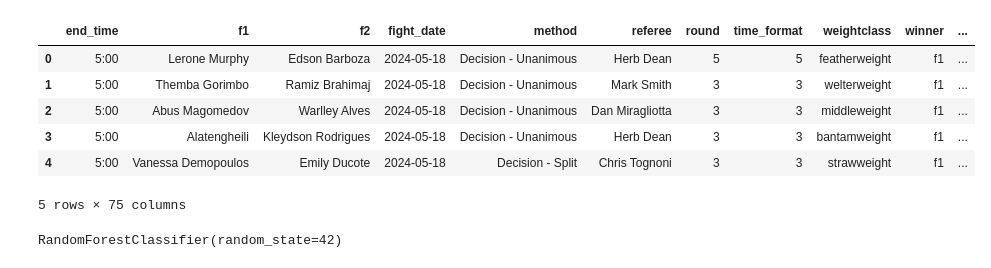
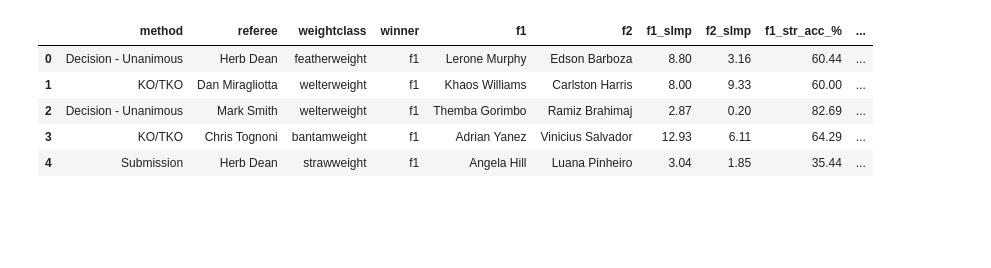
Before and after one commit to jeaend/UFC_Fight_Outcome_Prediction, a Jupyter notebook: 4_predict_winner/2_model.ipynb, the cells around one changed output. Cells and saved outputs as stored; diff of their text form; code cells hidden in the pictures; blank space fills up the shorter version.

```diff
--- a/4_predict_winner/2_model.ipynb
+++ b/4_predict_winner/2_model.ipynb
@@ -1,19 +1,36 @@
+# %%
+import pandas as pd
+from sklearn.model_selection import train_test_split
+from sklearn.ensemble import RandomForestClassifier
+from sklearn.metrics import classification_report, confusion_matrix, accuracy_score
+import pandas as pd
+from sklearn.model_selection import train_test_split
+from sklearn.preprocessing import LabelEncoder
+from sklearn.linear_model import LogisticRegression
+from sklearn.metrics import accuracy_score
+from sklearn.preprocessing import StandardScaler, OneHotEncoder
+from sklearn.compose import ColumnTransformer
+from sklearn.pipeline import Pipeline
+from sklearn.pipeline import make_pipeline
+from sklearn.ensemble import GradientBoostingClassifier
+from sklearn.ensemble import RandomForestClassifier
+import seaborn as sns
+import matplotlib.pyplot as plt
+pd.set_option('display.max_columns', None)
+
+import warnings
+warnings.filterwarnings("ignore")
 # %%
-import pandas as pd
-from sklearn.model_selection import train_test_split
-from sklearn.ensemble import RandomForestClassifier
-from sklearn.metrics import classification_report, confusion_matrix, accuracy_score
 
 # Load the dataset
-data = pd.read_csv('../3_cluster_fight_style/data_with_win_percentages.csv')
+data = pd.read_csv('../feature_engineered_fight.csv')
 
 # Inspect the data
 display(data.head())
 # %% [output]
-|  | end_time | f1 | f2 | fight_date | method | referee | round | time_format | weightclass | winner | ... |
-| 0 | 5:00 | Lerone Murphy | Edson Barboza | 2024-05-18 | Decision - Unanimous | Herb Dean | 5 | 5 | featherweight | f1 | ... |
-| 1 | 5:00 | Themba Gorimbo | Ramiz Brahimaj | 2024-05-18 | Decision - Unanimous | Mark Smith | 3 | 3 | welterweight | f1 | ... |
-| 2 | 5:00 | Abus Magomedov | Warlley Alves | 2024-05-18 | Decision - Unanimous | Dan Miragliotta | 3 | 3 | middleweight | f1 | ... |
-| 3 | 5:00 | Alatengheili | Kleydson Rodrigues | 2024-05-18 | Decision - Unanimous | Herb Dean | 3 | 3 | bantamweight | f1 | ... |
-| 4 | 5:00 | Vanessa Demopoulos | Emily Ducote | 2024-05-18 | Decision - Split | Chris Tognoni | 3 | 3 | strawweight | f1 | ... |
+|  | method | referee | weightclass | winner | f1 | f2 | f1_slmp | f2_slmp | f1_str_acc_% | ... |
+| 0 | Decision - Unanimous | Herb Dean | featherweight | f1 | Lerone Murphy | Edson Barboza | 8.80 | 3.16 | 60.44 | ... |
+| 1 | KO/TKO | Dan Miragliotta | welterweight | f1 | Khaos Williams | Carlston Harris | 8.00 | 9.33 | 60.00 | ... |
+| 2 | Decision - Unanimous | Mark Smith | welterweight | f1 | Themba Gorimbo | Ramiz Brahimaj | 2.87 | 0.20 | 82.69 | ... |
+| 3 | KO/TKO | Chris Tognoni | bantamweight | f1 | Adrian Yanez | Vinicius Salvador | 12.93 | 6.11 | 64.29 | ... |
+| 4 | Submission | Herb Dean | strawweight | f1 | Angela Hill | Luana Pinheiro | 3.04 | 1.85 | 35.44 | ... |
-5 rows × 75 columns
@@ -31,6 +36,0 @@ X_train, X_test, y_train, y_test = train_test_split(X, y, test_size=0.3, random_
-# %%
-# Train a RandomForestClassifier
-model = RandomForestClassifier(n_estimators=100, random_state=42)
-model.fit(X_train, y_train)
-# %% [output]
-RandomForestClassifier(random_state=42)
```
Also changed, not shown: parts of 18 cells of this notebook, 2 other files.
